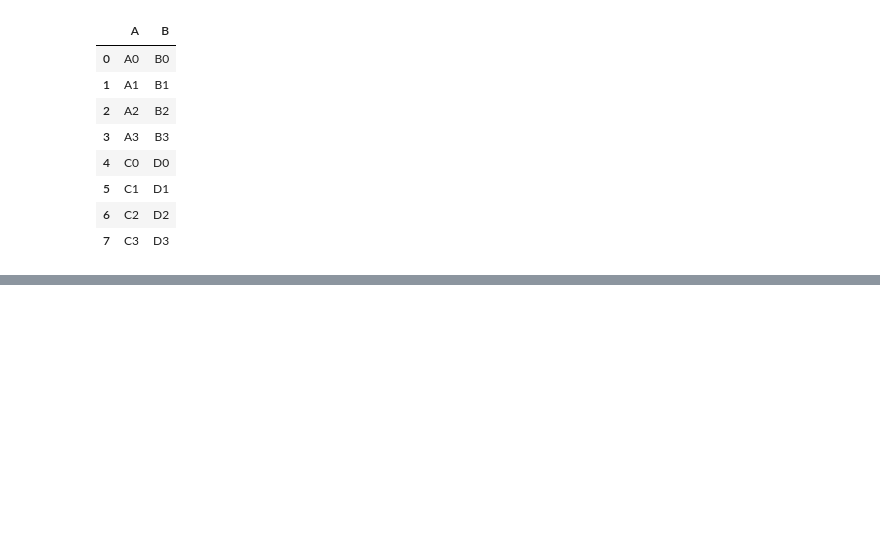
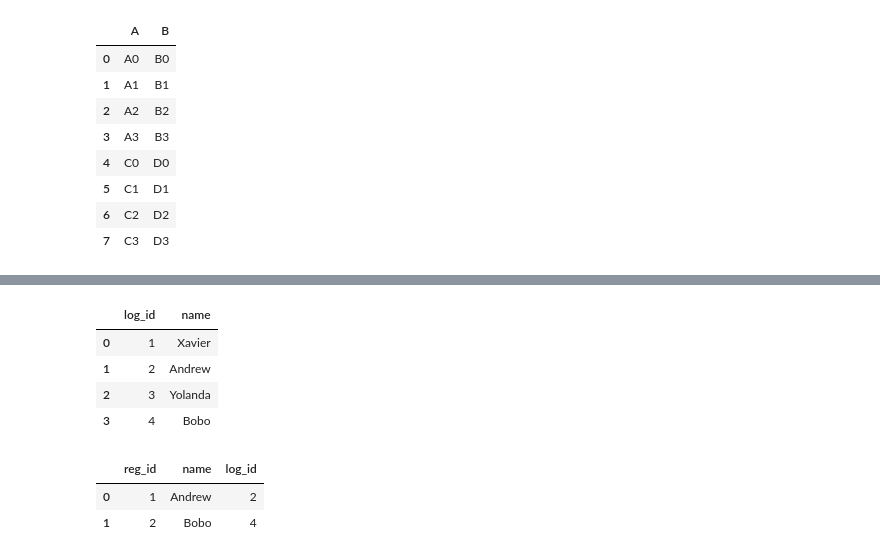
Before and after one commit to eslamwe/Pandas, a Jupyter notebook: pandas.ipynb, the cells around one changed output, grey strips where cells are left out. Cells and saved outputs as stored; diff of their text form; code cells hidden in the pictures; blank space fills up the shorter version.

```diff
--- a/pandas.ipynb
+++ b/pandas.ipynb
@@ -1557,0 +1600,9 @@ newDF
+# %%
+logins
+#Ignore 0,1,2 and 3 indices
+# %% [output]
+|  | log_id | name |
+| 0 | 1 | Xavier |
+| 1 | 2 | Andrew |
+| 2 | 3 | Yolanda |
+| 3 | 4 | Bobo |
@@ -1557,0 +1611,7 @@ newDF
+# %%
+pd.merge(registrations,logins,how='inner',on='name')
+# Inner >> order of columns doesn't matter
+# %% [output]
+|  | reg_id | name | log_id |
+| 0 | 1 | Andrew | 2 |
+| 1 | 2 | Bobo | 4 |
```
Also changed, not shown: parts of 14 cells of this notebook.
